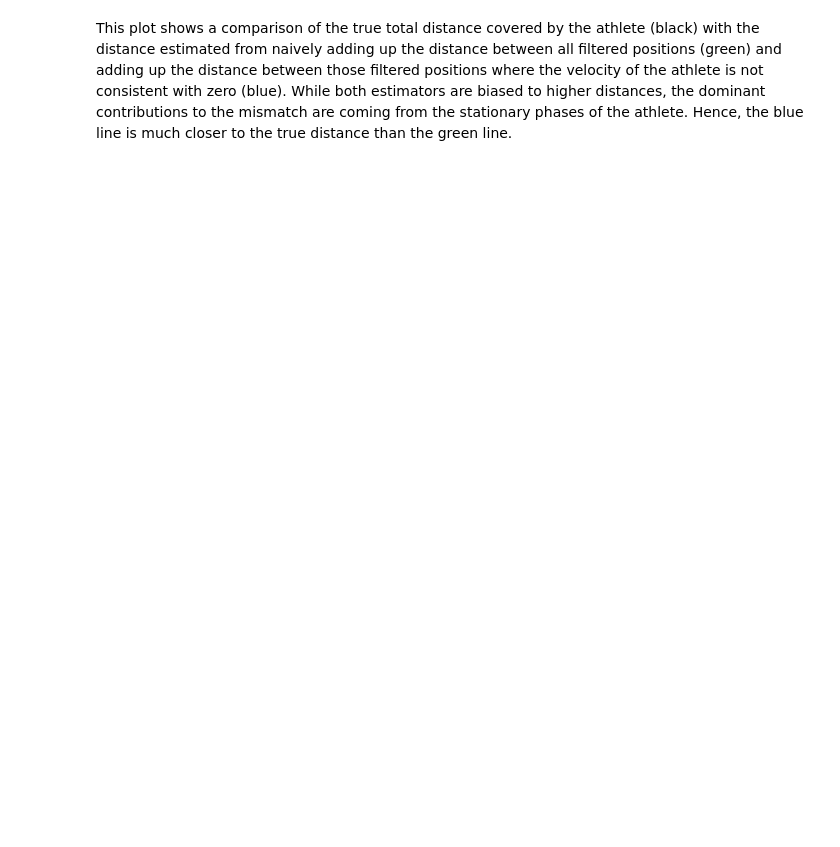
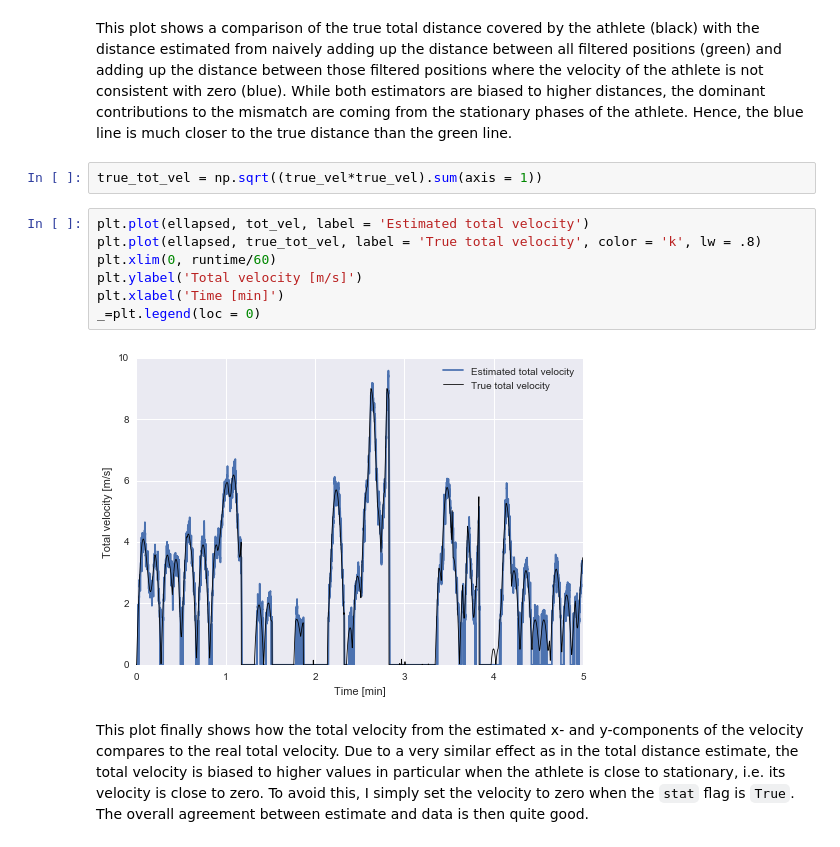
Before and after one commit to seeh/streamanalysis, a Jupyter notebook: notebooks/3 Analyser.ipynb, the cells around one changed output. Saved outputs shown, nothing was run; the diff lists cells and outputs as text; blank space fills up the shorter version.

Commit message:
More information in readme and more details on velocities of athletes in notebooks.

```diff
--- a/notebooks/3 Analyser.ipynb
+++ b/notebooks/3 Analyser.ipynb
@@ -179,2 +183,15 @@ plt.legend(loc = 0)
 # %% [markdown]
 This plot shows a comparison of the true total distance covered by the athlete (black) with the distance estimated from naively adding up the distance between all filtered positions (green) and adding up the distance between those filtered positions where the velocity of the athlete is not consistent with zero (blue). While both estimators are biased to higher distances, the dominant contributions to the mismatch are coming from the stationary phases of the athlete. Hence, the blue line is much closer to the true distance than the green line.
+# %%
+true_tot_vel = np.sqrt((true_vel*true_vel).sum(axis = 1))
+# %%
+plt.plot(ellapsed, tot_vel, label = 'Estimated total velocity')
+plt.plot(ellapsed, true_tot_vel, label = 'True total velocity', color = 'k', lw = .8)
+plt.xlim(0, runtime/60)
+plt.ylabel('Total velocity [m/s]')
+plt.xlabel('Time [min]')
+_=plt.legend(loc = 0)
+# %% [output]
+[figure, added]
+# %% [markdown]
+This plot finally shows how the total velocity from the estimated x- and y-components of the velocity compares to the real total velocity. Due to a very similar effect as in the total distance estimate, the total velocity is biased to higher values in particular when the athlete is close to stationary, i.e. its velocity is close to zero. To avoid this, I simply set the velocity to zero when the `stat` flag is `True`. The overall agreement between estimate and data is then quite good.
```
Also changed, not shown: parts of 10 cells of this notebook, 3 other files.
